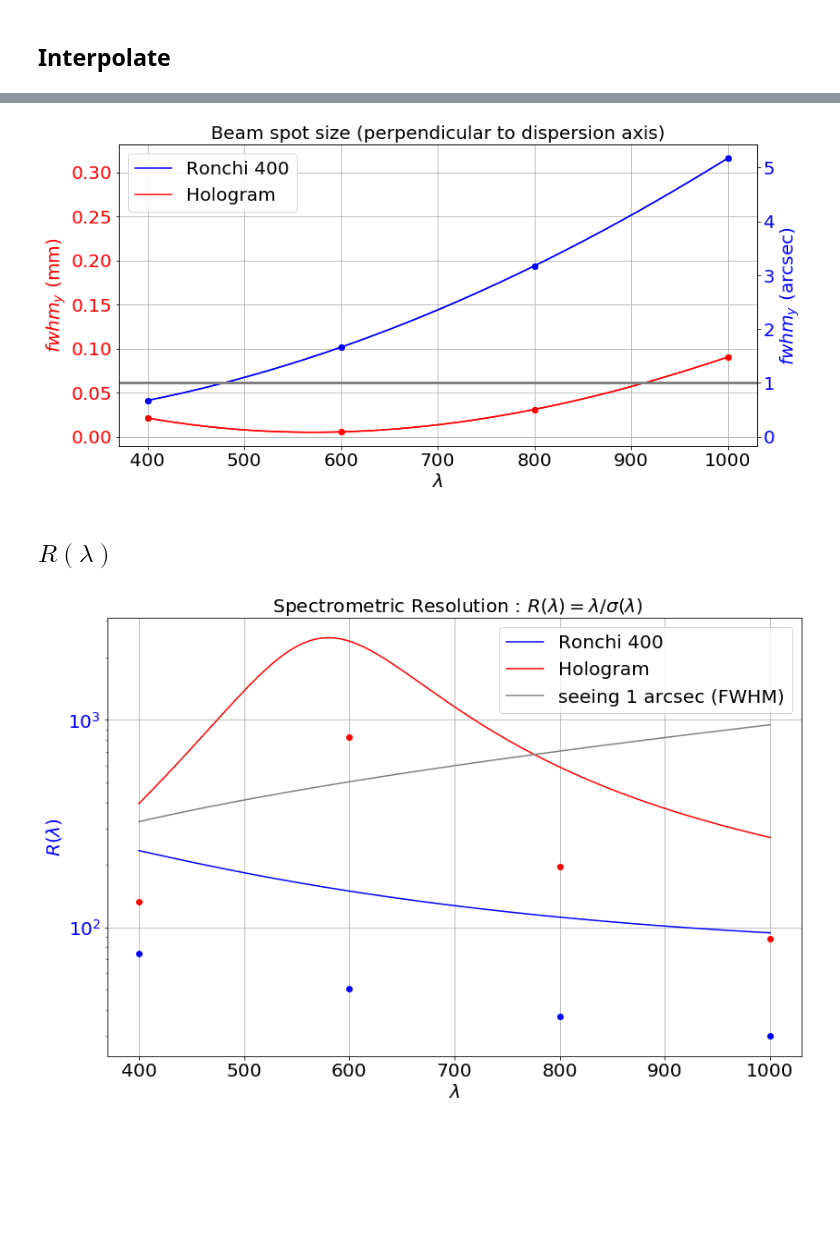
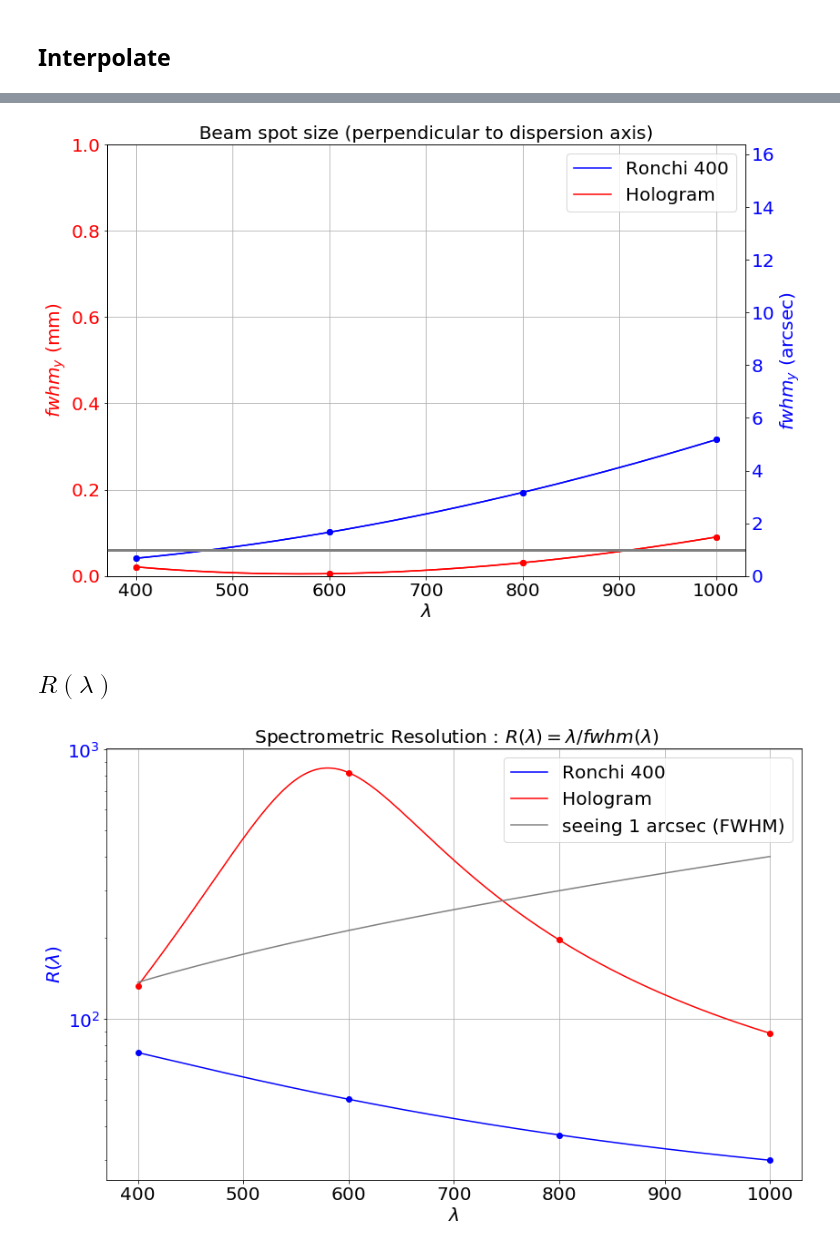
Before and after one commit to sylvielsstfr/OpticSimWthB4, a Jupyter notebook: DrawPSF/notebooks/DrawResolution_FWHM.ipynb, the cells around one changed output, grey strips where cells are left out. Saved outputs shown, nothing was run; the diff lists cells and outputs as text; code cells hidden in the pictures; blank space fills up the shorter version.

```diff
--- a/DrawPSF/notebooks/DrawResolution_FWHM.ipynb
+++ b/DrawPSF/notebooks/DrawResolution_FWHM.ipynb
@@ -199,7 +258,7 @@ for reso in all_resox:
     all_Yint_mm.append(Yint)
     all_Yint_arcsec.append(Yint*plt_scale)
 # %%
-fig, ax1 = plt.subplots(figsize=(12,6))
+fig, ax1 = plt.subplots(figsize=(12,8))
 
 #color = 'tab:red'
 color = 'red'
@@ -219,6 +278,7 @@ ax1.set_ylabel("$fwhm_x$ (mm)",color=color)
 ax1.grid()
 ax1.legend()
 ax1.tick_params(axis='y', labelcolor=color)
+ax1.set_ylim(0.,1.)
 
 ax2 = ax1.twinx()  # instantiate a second axes that shares the same x-axis
 
@@ -234,12 +294,12 @@ for Yint in all_Yint_arcsec:
     idx+=1
 
 ax2.axhline(y=1.,color="grey",lw=3)
-
+ax2.set_ylim(0.,1*plt_scale)
 ax2.set_ylabel('$fwhm_x$ (arcsec)', color=color)  # we already handled the x-label with ax1
 #ax2.plot(t, data2, color=color)
 ax2.tick_params(axis='y', labelcolor=color)
 
 fig.tight_layout()  # otherwise the right y-label is slightly clipped
-plt.savefig("RESOLUTION_PSF_FWHMX_AUXTEL_v2.pdf")
+plt.savefig("RESOLUTION_PSF_FWHMX_CTIO.pdf")
 plt.show()
 # %% [output]
@@ -253,7 +313,7 @@ for resoy in all_resoy:
     all_Yint_mm.append(Yint)
     all_Yint_arcsec.append(Yint*plt_scale)
 # %%
-fig, ax1 = plt.subplots(figsize=(12,6))
+fig, ax1 = plt.subplots(figsize=(12,8))
 
 #color = 'tab:red'
 color = 'red'
@@ -268,35 +328,36 @@ for Yint in all_Yint_mm:
     idx+=1
 
 ax1.set_title(" Beam spot size (perpendicular to dispersion axis) ")
 ax1.set_xlabel("$\lambda$")
 ax1.set_ylabel("$fwhm_y$ (mm)",color=color)
 ax1.grid()
 ax1.legend()
 ax1.tick_params(axis='y', labelcolor=color)
+ax1.set_ylim(0.,1.)
 
 ax2 = ax1.twinx()  # instantiate a second axes that shares the same x-axis
 
 #color = 'tab:blue'
 color = 'blue'
 idx=0
 for Yint in all_Yint_arcsec:
     if idx==2:
         idx+=1
         continue
     ax2.plot(WL,all_resoy[idx]*plt_scale,"o",color=disperser_color[idx])
     ax2.plot(Xint,Yint,'-',label=disperser_name[idx],color=disperser_color[idx])
     idx+=1
 
 ax2.axhline(y=1.,color="grey",lw=3)
-
+ax2.set_ylim(0.,1*plt_scale)
 ax2.set_ylabel('$fwhm_y$ (arcsec)', color=color)  # we already handled the x-label with ax1
 #ax2.plot(t, data2, color=color)
 ax2.tick_params(axis='y', labelcolor=color)
 
 fig.tight_layout()  # otherwise the right y-label is slightly clipped
-plt.savefig("RESOLUTION_PSF_FWHMY_AUXTEL_v2.pdf")
+plt.savefig("RESOLUTION_PSF_FWHMY_CTIO.pdf")
 plt.show()
 # %% [output]
-[figure, old version]
+[figure, new version]
 # %% [markdown]
 ## $R(\lambda)$
@@ -307,7 +372,7 @@ plt.show()
 # %%
 fig, ax1 = plt.subplots(figsize=(12,8))
 
-SEEING_ARCSEC=1.0/2.36  # arcsec
+SEEING_ARCSEC=1.0  # arcsec
 SEEING_MM=SEEING_ARCSEC/plt_scale # sigma Seeing in mm
 
 color = 'blue'
@@ -332,7 +397,7 @@ for Yint in all_Yint_mm:
 Y3=Xint*micr_to_mm/SEEING_MM*Dispersion_Rate(Xint*nm_to_micr,1./350.*mm_to_micr,D=58*mm_to_micr)*micr_to_mm
 ax1.plot(Xint,Y3,'-',label="seeing 1 arcsec (FWHM)",color="grey")
 
-ax1.set_title(" Spectrometric Resolution : $R(\lambda)= \lambda/\sigma(\lambda)$")
+ax1.set_title(" Spectrometric Resolution : $R(\lambda)= \lambda/fwhm(\lambda)$")
 ax1.set_xlabel("$\lambda$")
 ax1.set_ylabel("$R(\\lambda)$",color=color)
 ax1.grid()
@@ -340,10 +405,9 @@ ax1.legend()
 ax1.tick_params(axis='y', labelcolor=color)
 
 
-
 fig.tight_layout()  # otherwise the right y-label is slightly clipped
-plt.savefig("RLAMBDA_PSF_CTIO_v2.pdf")
+plt.savefig("RLAMBDA_PSF_FWHM_CTIO.pdf")
 plt.yscale("log")
 plt.show()
 # %% [output]
-[figure, old version]
+[figure, new version]
```
Also changed, not shown: parts of 8 cells of this notebook, 3 other files.
